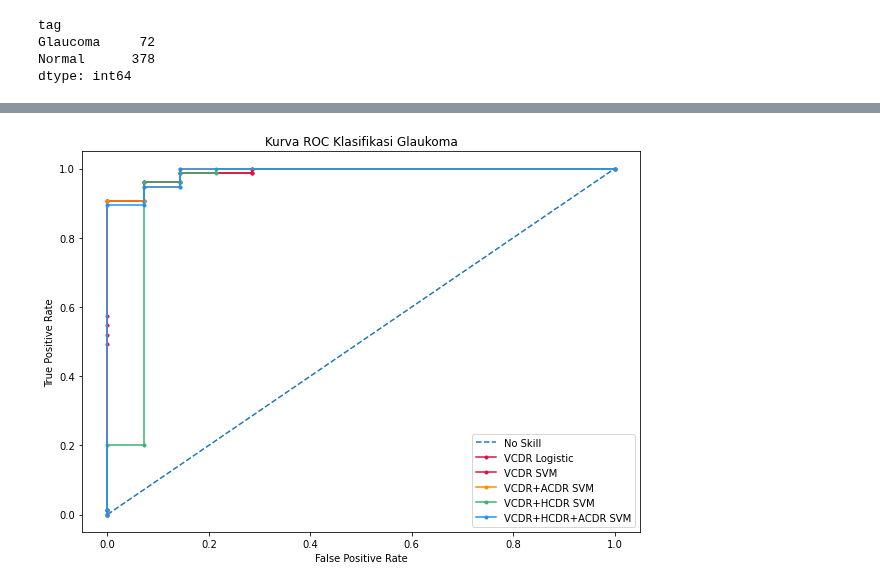
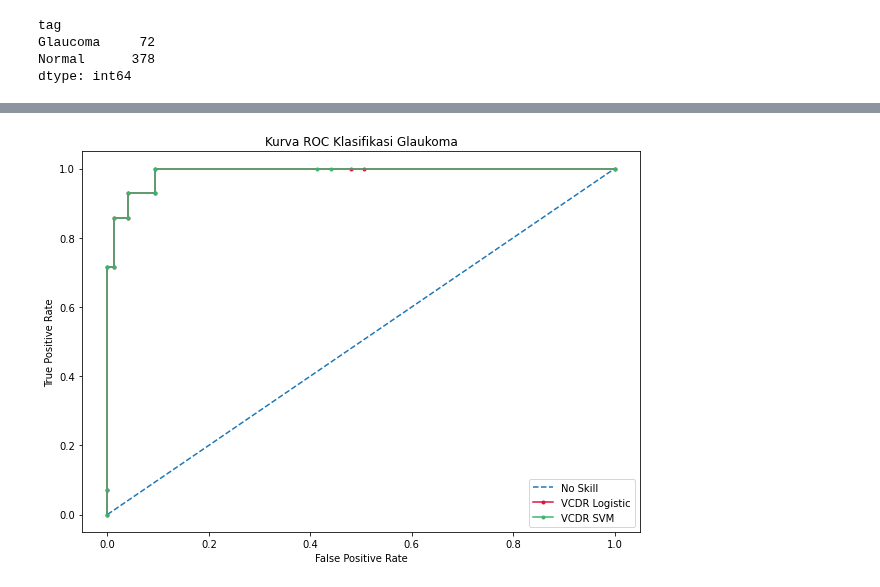
Before and after one commit to anasnafis77/Glaucoma-Detection-UNet, a Jupyter notebook: Glaucoma_inference.ipynb, the cells around one changed output, grey strips where cells are left out. Drawn from its saved outputs; the diff is of its cells as text; code cells hidden in the pictures.

```diff
--- a/Glaucoma_inference.ipynb
+++ b/Glaucoma_inference.ipynb
@@ -605,3 +575,22 @@ print(list(le.classes_))
+# %%
+def encoder(y):
+  encoded = []
+  for label in y:
+    if label == 'Glaucoma':
+      encoded.append(1)
+    elif label == 'Normal':
+      encoded.append(0)
+
+  encoded = np.array(encoded)
+  return encoded
+# %%
+feature_columns = ['VCDR']
+feature_columns_GT = ['VCDR GT']
+tag_column = ['tag']
+x = inf_df[feature_columns].to_numpy()
+x_GT = inf_df[feature_columns_GT].to_numpy()
+y = inf_df[tag_column].to_numpy().squeeze()
+y = encoder(y)
 # %%
 train_ix, test_ix = index_shuffle(f=2)
 # %%
@@ -612,16 +601,12 @@ from sklearn.model_selection import train_test_split
 from sklearn.metrics import roc_curve
 from sklearn.metrics import roc_auc_score
 from sklearn.metrics import accuracy_score
+from sklearn.metrics import confusion_matrix
 
 # split into train/test sets
-trainX1 = x1_GT[train_ix]
-testX1 = x1_GT[test_ix]
-trainX2 = x2_GT[train_ix]
-testX2 = x2_GT[test_ix]
-trainX3 = x3_GT[train_ix]
-testX3 = x3_GT[test_ix]
-trainX4 = x4_GT[train_ix]
-testX4 = x4_GT[test_ix]
+trainX = x_GT[train_ix]
+testX = x_GT[test_ix]
+valX = x
 trainy = y[train_ix]
 testy = y[test_ix]
 # generate a no skill prediction (majority class)
@@ -630,86 +615,57 @@ ns_probs = [0 for _ in range(len(testy))]
 # fit a model
 model0 = LogisticRegression(solver='lbfgs')
 model1 = svm.SVC(probability=True)
-model2 = svm.SVC(probability=True)
-model3 = svm.SVC(probability=True)
-model4 = svm.SVC(probability=True)
 
-model0.fit(trainX1, trainy)
-model1.fit(trainX1, trainy)
-model2.fit(trainX2, trainy)
-model3.fit(trainX3, trainy)
-model4.fit(trainX4, trainy)
+model0.fit(trainX, trainy)
+model1.fit(trainX, trainy)
 
 # predict probabilities
-lr0_probs = model0.predict_proba(testX1)
-lr1_probs = model1.predict_proba(testX1)
-lr2_probs = model2.predict_proba(testX2)
-lr3_probs = model3.predict_proba(testX3)
-lr4_probs = model4.predict_proba(testX4)
+lr0_probs = model0.predict_proba(testX)
+lr1_probs = model1.predict_proba(testX)
 
 # predict class
-lr0 = model0.predict(testX1)
-lr1 = model1.predict(testX1)
-lr2 = model2.predict(testX2)
-lr3 = model3.predict(testX3)
-lr4 = model4.predict(testX4)
+lr0 = model0.predict(testX)
+lr1 = model1.predict(testX)
 
 # Calculate accuracy
 acc0 = accuracy_score(testy, lr0)
 acc1 = accuracy_score(testy, lr1)
-acc2 = accuracy_score(testy, lr2)
-acc3 = accuracy_score(testy, lr3)
-acc4 = accuracy_score(testy, lr4)
 
 # keep probabilities for the positive outcome only
 lr0_probs = lr0_probs[:, 1]
 lr1_probs = lr1_probs[:, 1]
-lr2_probs = lr2_probs[:, 1]
-lr3_probs = lr3_probs[:, 1]
-lr4_probs = lr4_probs[:, 1]
 
 # summarize scores
 print('Logistic : Acc = %.3f' % (acc0))
 print('SVM 1: Acc = %.3f' % (acc1))
-print('SVM 2: Acc = %.3f' % (acc2))
-print('SVM 3: Acc = %.3f' % (acc3))
-print('SVM 4: Acc = %.3f' % (acc4))
+
 print()
 
 # calculate scores
 ns_auc = roc_auc_score(testy, ns_probs)
 lr0_auc = roc_auc_score(testy, lr0_probs)
 lr1_auc = roc_auc_score(testy, lr1_probs)
-lr2_auc = roc_auc_score(testy, lr2_probs)
-lr3_auc = roc_auc_score(testy, lr3_probs)
-lr4_auc = roc_auc_score(testy, lr4_probs)
 # dr_auc = roc_auc_score(testy, testX)
 
 # summarize scores
 print('No Skill: ROC AUC=%.3f' % (ns_auc))
 print('Logistic : ROC AUC=%.3f' % (lr1_auc))
 print('SVM 1: ROC AUC=%.3f' % (lr1_auc))
-print('SVM 2: ROC AUC=%.3f' % (lr2_auc))
-print('SVM 3: ROC AUC=%.3f' % (lr3_auc))
-print('SVM 4: ROC AUC=%.3f' % (lr4_auc))
+
 # print('VCDR: ROC AUC=%.3f' % (cdr_auc))
 
 # calculate roc curves
 ns_fpr, ns_tpr, _ = roc_curve(testy, ns_probs)
 lr0_fpr, lr0_tpr, _ = roc_curve(testy, lr0_probs)
 lr1_fpr, lr1_tpr, _ = roc_curve(testy, lr1_probs)
-lr2_fpr, lr2_tpr, _ = roc_curve(testy, lr2_probs)
-lr3_fpr, lr3_tpr, _ = roc_curve(testy, lr3_probs)
-lr4_fpr, lr4_tpr, _ = roc_curve(testy, lr4_probs)
+
 # cdr_fpr, cdr_tpr, _ = roc_curve(testy, testX)
 # plot the roc curve for the model
 plt.figure(figsize=(10, 7))
 plt.plot(ns_fpr, ns_tpr, linestyle='--', label='No Skill')
 plt.plot(lr0_fpr, lr0_tpr, marker='.', label='VCDR Logistic', color='crimson')
-plt.plot(lr1_fpr, lr1_tpr, marker='.', label='VCDR SVM', color='crimson')
-plt.plot(lr2_fpr, lr2_tpr, marker='.', label='VCDR+ACDR SVM', color='darkorange')
-plt.plot(lr3_fpr, lr3_tpr, marker='.', label='VCDR+HCDR SVM', color='mediumseagreen')
-plt.plot(lr4_fpr, lr4_tpr, marker='.', label='VCDR+HCDR+ACDR SVM', color='dodgerblue')
+plt.plot(lr1_fpr, lr1_tpr, marker='.', label='VCDR SVM', color='mediumseagreen')
+
 # plt.plot(cdr_fpr, cdr_tpr, marker='.', label='VCDR value', color='crimson')
 # axis labels
 plt.title('Kurva ROC Klasifikasi Glaukoma')
@@ -735,3 +685,3 @@ SVM 4: ROC AUC=0.989
-[figure, old version]
+[figure, new version]
 # %%
 # predict class
```
Also changed, not shown: parts of 13 cells of this notebook.
